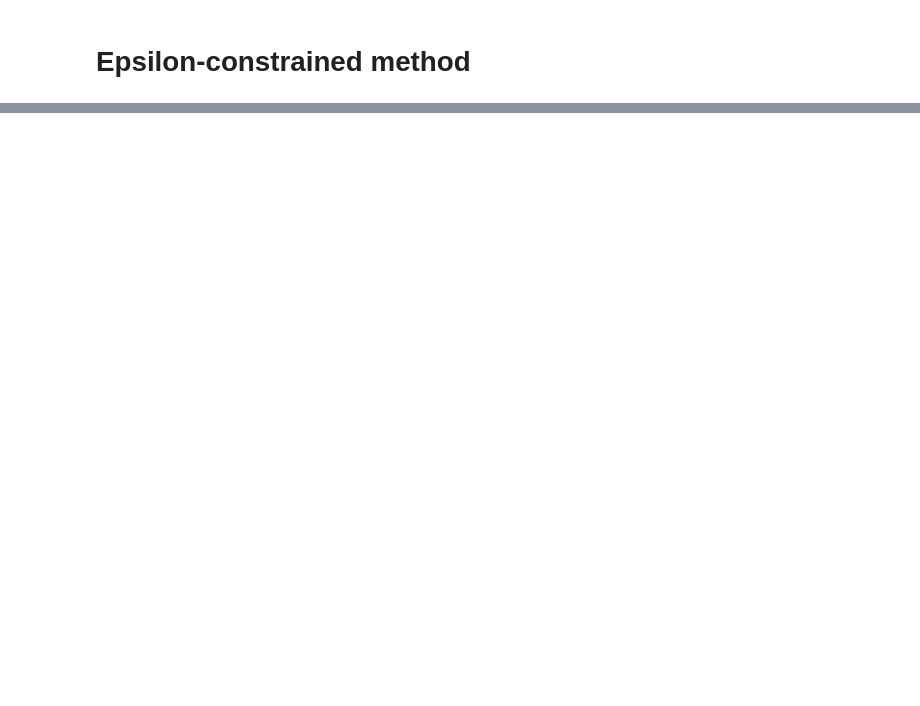
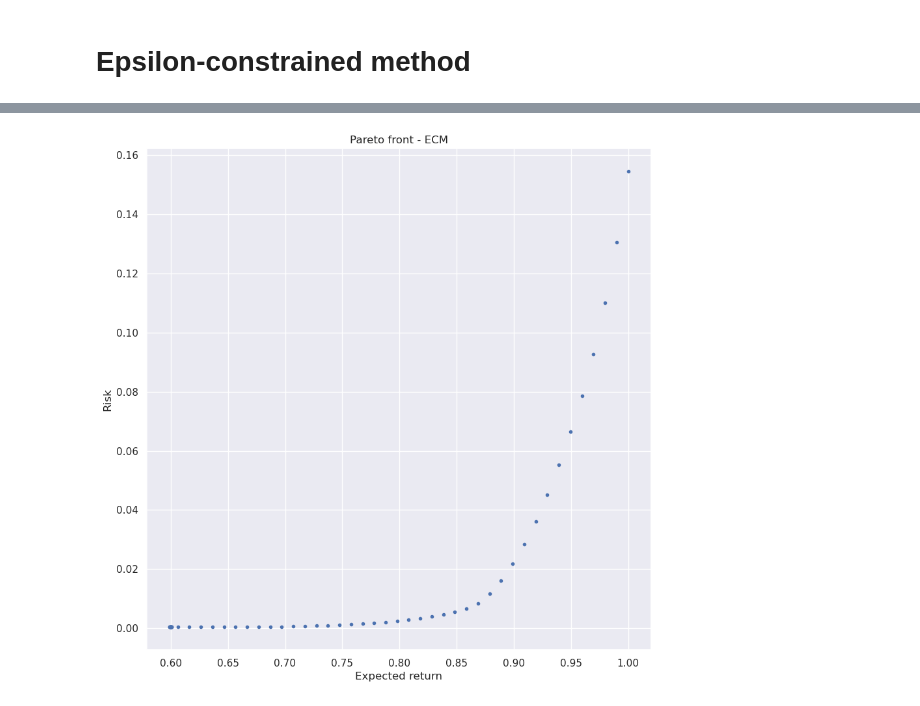
Before and after one commit to Vosloo/portfolio-optimization, a Jupyter notebook: Script1.ipynb, the cells around one changed output, grey strips where cells are left out. Drawn from its saved outputs; the diff is of its cells as text; code cells hidden in the pictures; blank space fills up the shorter version.

```diff
--- a/Script1.ipynb
+++ b/Script1.ipynb
@@ -405,2 +385,13 @@ Number of assets to invest in: 1
 # %% [markdown]
 # Epsilon-constrained method
+# %%
+A = matrix(np.ones(20)).T
+b = matrix(1.0)
+
+G_mod = matrix([G, matrix(-expected_results, (1, 20))])
+
+c = matrix(np.zeros(20))
+Q = matrix(cov_matrix)
+# %%
+h_values = np.round(np.linspace(0, 1, 100), 4)
+h_values
@@ -406,0 +412,22 @@ Number of assets to invest in: 1
+# %%
+result = []
+for h_value in h_values:
+    h_mod = matrix(np.concatenate([h, matrix([-h_value])]))
+    solQP = solvers.qp(Q, c, G_mod, h_mod, A, b)
+    x = solQP["x"]
+
+    exp_ret = np.round(np.dot(expected_results, x), 4).flatten()[0]
+    risk = np.round(0.5 * np.dot(x.T, np.dot(Q, x)), 4).flatten()[0]
+
+    result.append((exp_ret, risk))
+# %%
+result = sorted(list(set(result)), key=lambda x: x[0])
+# %%
+plt.figure(figsize=(10, 10))
+plt.plot([x[0] for x in result], [x[1] for x in result], "b.")
+plt.xlabel("Expected return")
+plt.ylabel("Risk")
+plt.title("Pareto front - ECM")
+plt.show()
+# %% [output]
+[figure, added]
```
Also changed, not shown: parts of 22 cells of this notebook, 1 other file.
